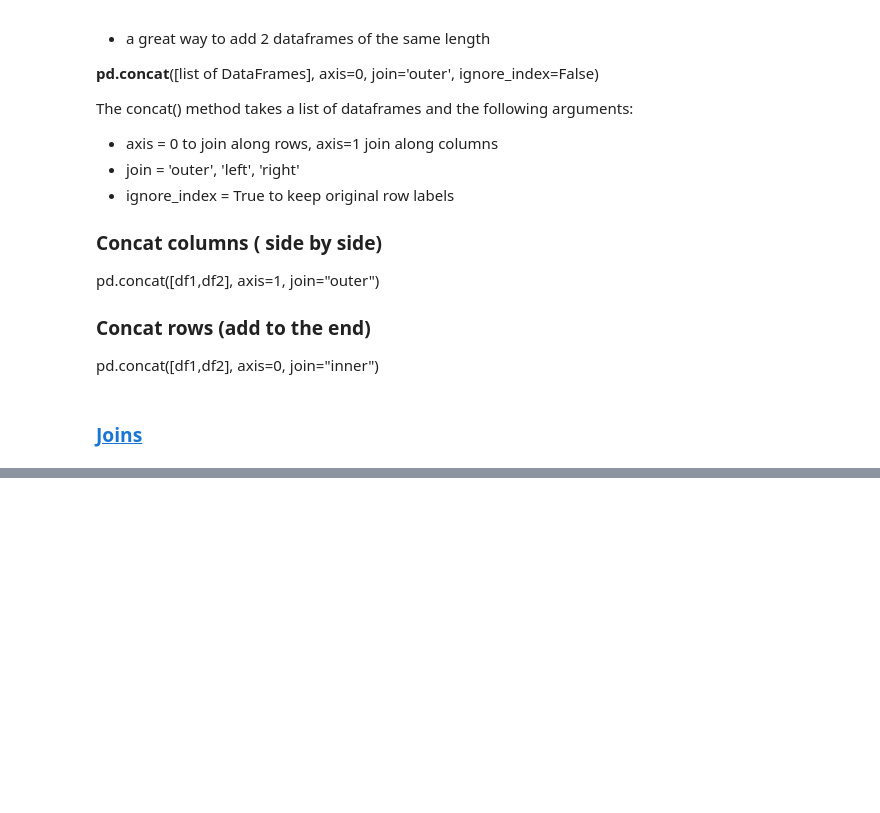
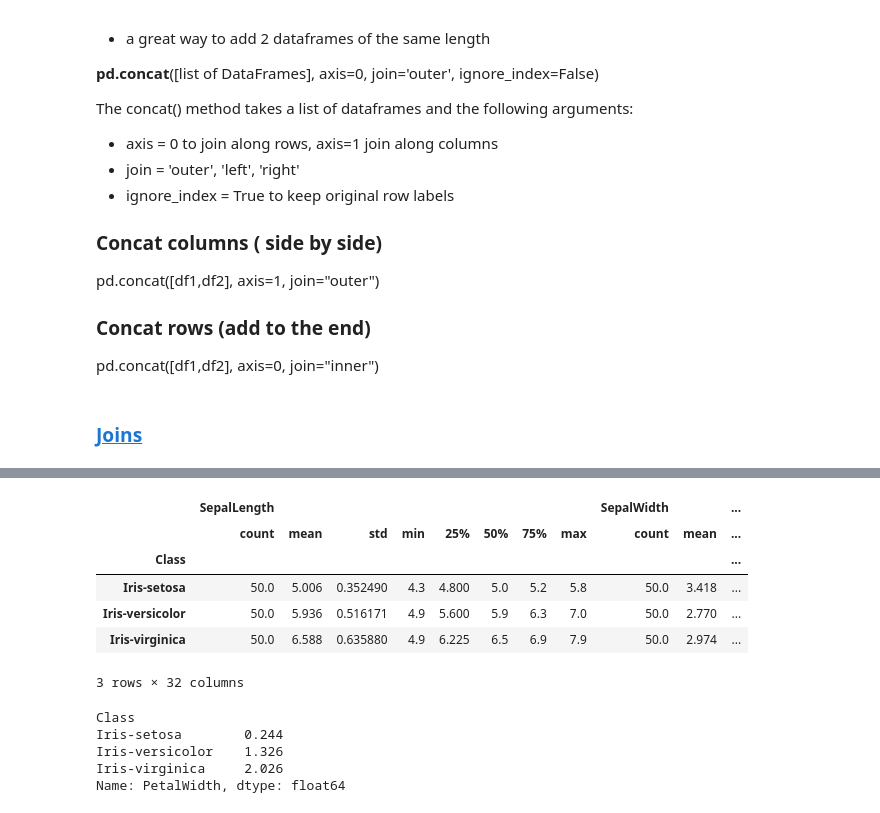
Before and after one commit to davideliason/DM4BA_Personal_Practice, a Jupyter notebook: Pandas_DataAnalysis.ipynb, the cells around one changed output, grey strips where cells are left out. Saved outputs shown, nothing was run; the diff lists cells and outputs as text; code cells hidden in the pictures; blank space fills up the shorter version.

Commit message:
add groupby methods

```diff
--- a/Pandas_DataAnalysis.ipynb
+++ b/Pandas_DataAnalysis.ipynb
@@ -331,0 +334,12 @@ NameError: name 'df1' is not defined
+# %%
+# import iris dataset
+
+import pandas as pd
+
+# url to get file from
+url = "http://mlr.cs.umass.edu/ml/machine-learning-databases/iris/iris.data"
+
+# read the file into a dataframe
+iris = pd.read_csv(url,
+                   header=None,
+                   names=['SepalLength', 'SepalWidth', 'PetalLength', 'PetalWidth', 'Class'])
@@ -331,0 +351,3 @@ NameError: name 'df1' is not defined
+# %%
+# GROUP DATA: find average petal width for iris-setosa
+iris_classes = iris.groupby("Class")
@@ -331,0 +396,21 @@ NameError: name 'df1' is not defined
+# %%
+# summary statistics
+iris_classes.describe()
+# %% [output]
+|  | SepalLength |  |  |  |  |  |  |  | SepalWidth |  | ... |
+|  | count | mean | std | min | 25% | 50% | 75% | max | count | mean | ... |
+| Class |  |  |  |  |  |  |  |  |  |  | ... |
+| Iris-setosa | 50.0 | 5.006 | 0.352490 | 4.3 | 4.800 | 5.0 | 5.2 | 5.8 | 50.0 | 3.418 | ... |
+| Iris-versicolor | 50.0 | 5.936 | 0.516171 | 4.9 | 5.600 | 5.9 | 6.3 | 7.0 | 50.0 | 2.770 | ... |
+| Iris-virginica | 50.0 | 6.588 | 0.635880 | 4.9 | 6.225 | 6.5 | 6.9 | 7.9 | 50.0 | 2.974 | ... |
+3 rows × 32 columns
+# %%
+# now you can get summary stats on particular groups
+# Apply mean function to PetalWidth column
+iris_classes['PetalWidth'].mean()
+# %% [output]
+Class
+Iris-setosa        0.244
+Iris-versicolor    1.326
+Iris-virginica     2.026
+Name: PetalWidth, dtype: float64
```
Also changed, not shown: parts of 8 cells of this notebook.
